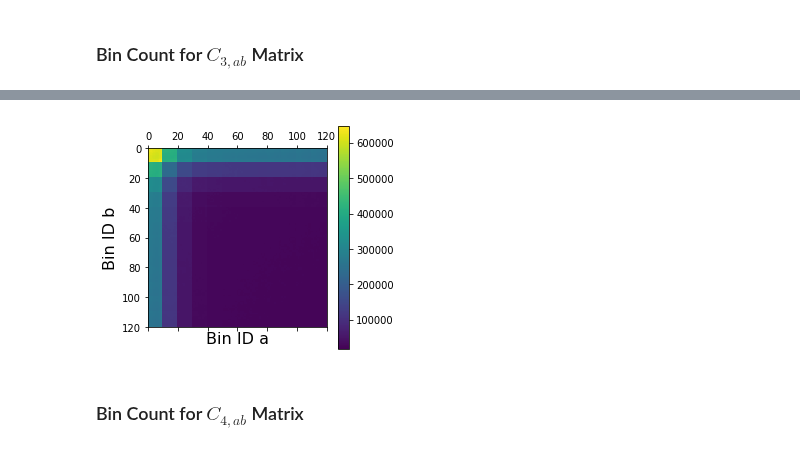
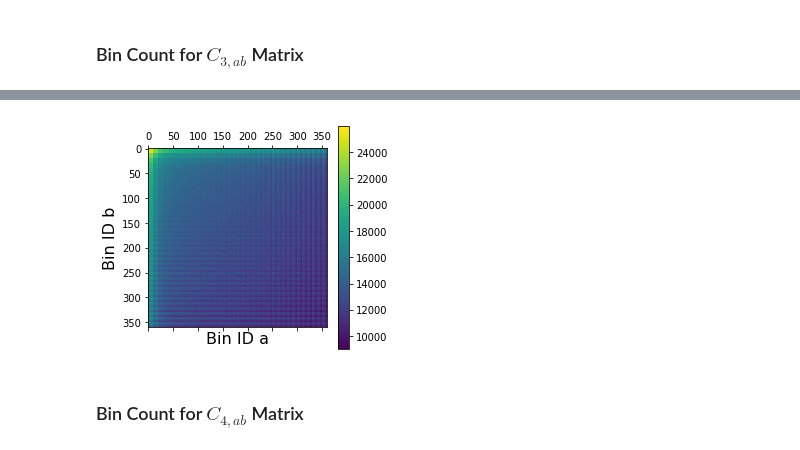
Before and after one commit to oliverphilcox/RascalC, a Jupyter notebook: jupyter/BOSS DR12 Results-v7.ipynb, the cells around one changed output, grey strips where cells are left out. Saved outputs shown, nothing was run; the diff lists cells and outputs as text; code cells hidden in the pictures.

```diff
--- a/jupyter/BOSS DR12 Results-v7.ipynb
+++ b/jupyter/BOSS DR12 Results-v7.ipynb
@@ -143,12 +133,12 @@ plt.plot(np.diag(binct3))
 # %%
 plt.matshow(binct3)#,vmax=np.percentile(binct3,99))
 plt.ylabel('Bin ID b',fontsize=FS);
 plt.xlabel('Bin ID a',fontsize=FS);
-plt.xlim([0,120])
-plt.ylim([120,0])
+#plt.xlim([0,120])
+#plt.ylim([120,0])
 plt.colorbar();
 # %% [output]
-[figure, old version]
+[figure, new version]
 # %% [markdown]
 ### Bin Count for $C_{4,ab}$ Matrix
 # %%
```
Also changed, not shown: parts of 6 cells of this notebook, 2 other files.
